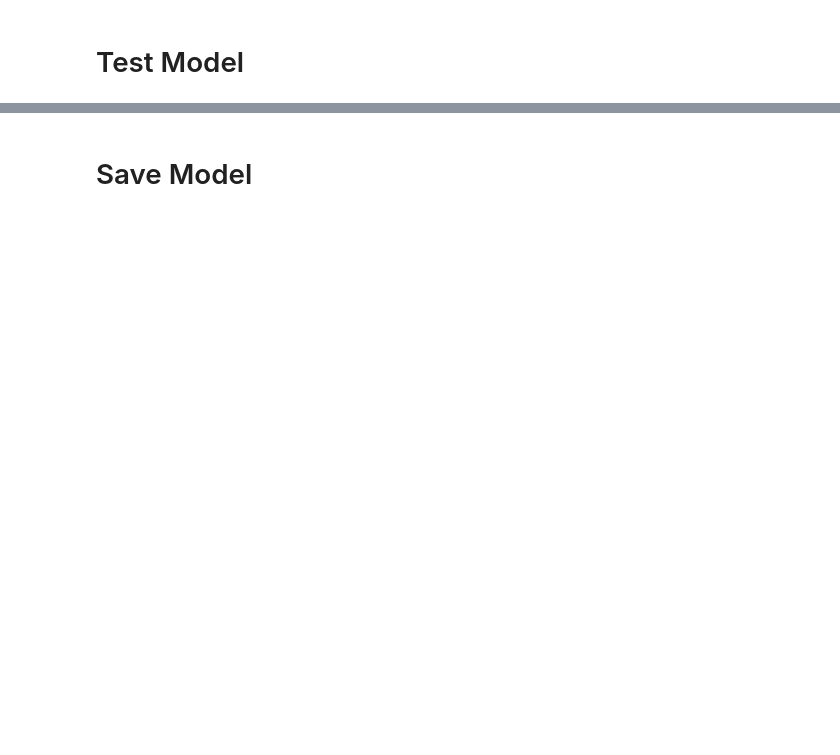
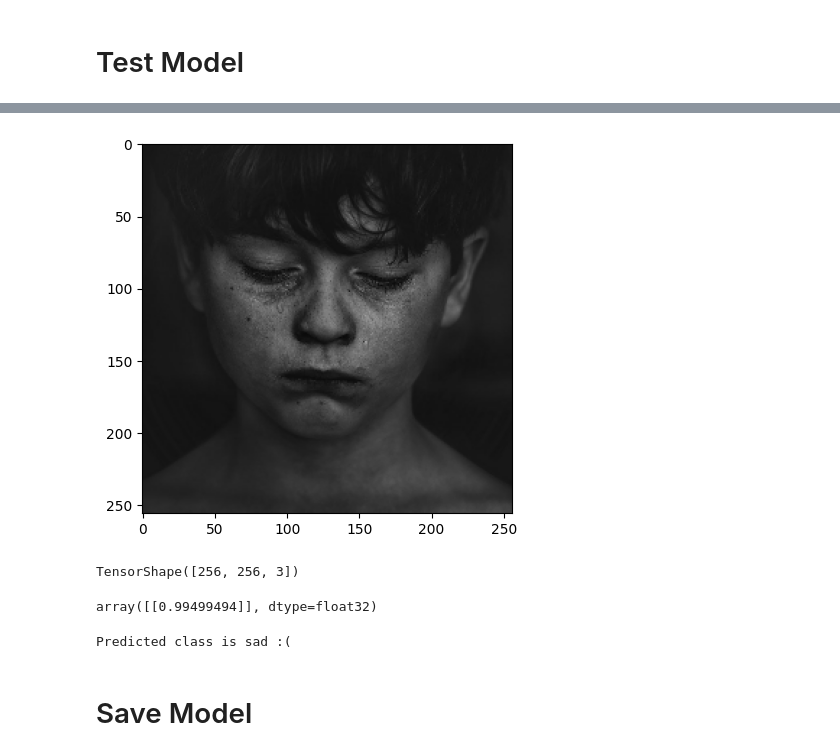
Before and after one commit to Benyamain/DeepLearningImageClassification, a Jupyter notebook: Image Classification.ipynb, the cells around one changed output, grey strips where cells are left out. Cells and saved outputs as stored; diff of their text form; code cells hidden in the pictures; blank space fills up the shorter version.

```diff
--- a/Image Classification.ipynb
+++ b/Image Classification.ipynb
@@ -377,0 +420,11 @@ plt.show()
+# %%
+resize = tf.image.resize(img, (256,256))
+plt.imshow(resize.numpy().astype(int))
+plt.show()
+# %% [output]
+[figure, added]
+# %%
+np.expand_dims(resize, 0).shape
+resize.shape
+# %% [output]
+TensorShape([256, 256, 3])
@@ -378,2 +434,14 @@ plt.show()
+# %%
+# 50% is our cutoff point, so anything below would classify as happy and sad for a value above 50%
+y_hat
+# %% [output]
+array([[0.99499494]], dtype=float32)
+# %%
+if y_hat > 0.5:
+    print(f'Predicted class is sad :(')
+else:
+    print(f'Predicted class is happy :)')
+# %% [output]
+Predicted class is sad :(
 # %% [markdown]
 # Save Model
```
Also changed, not shown: parts of 9 cells of this notebook, 2 other files.
